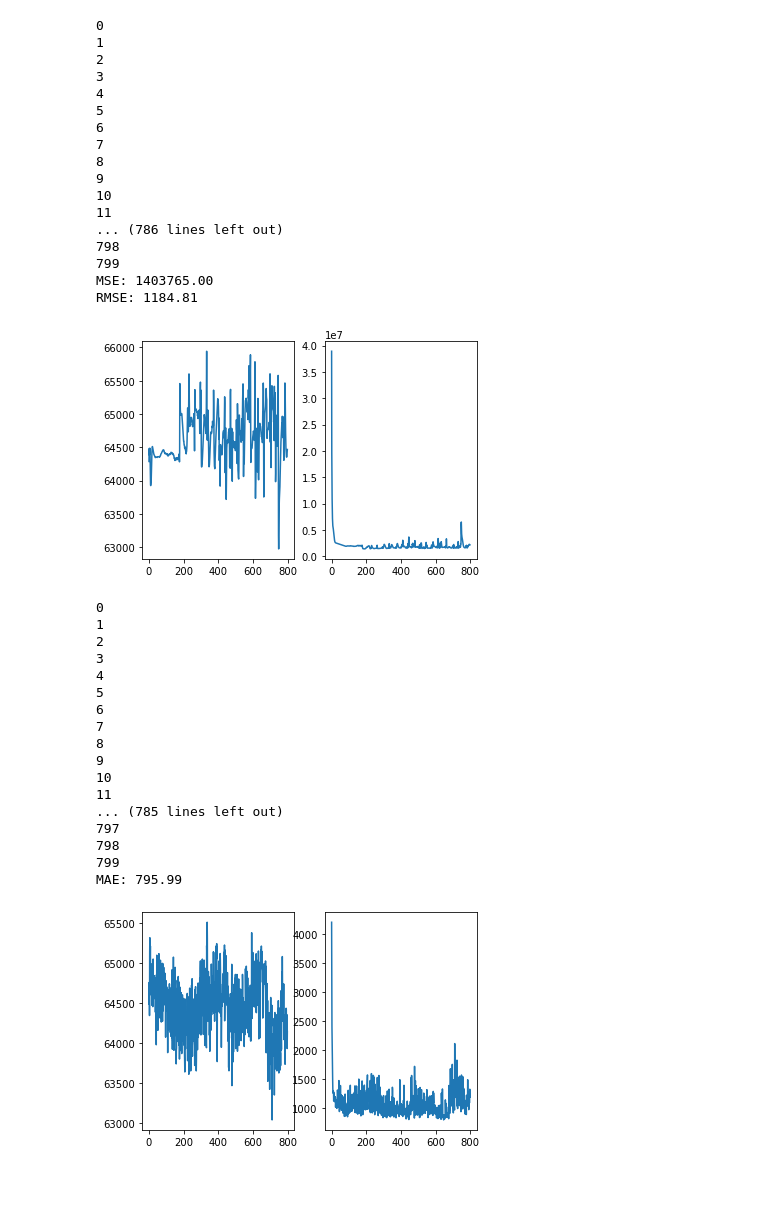
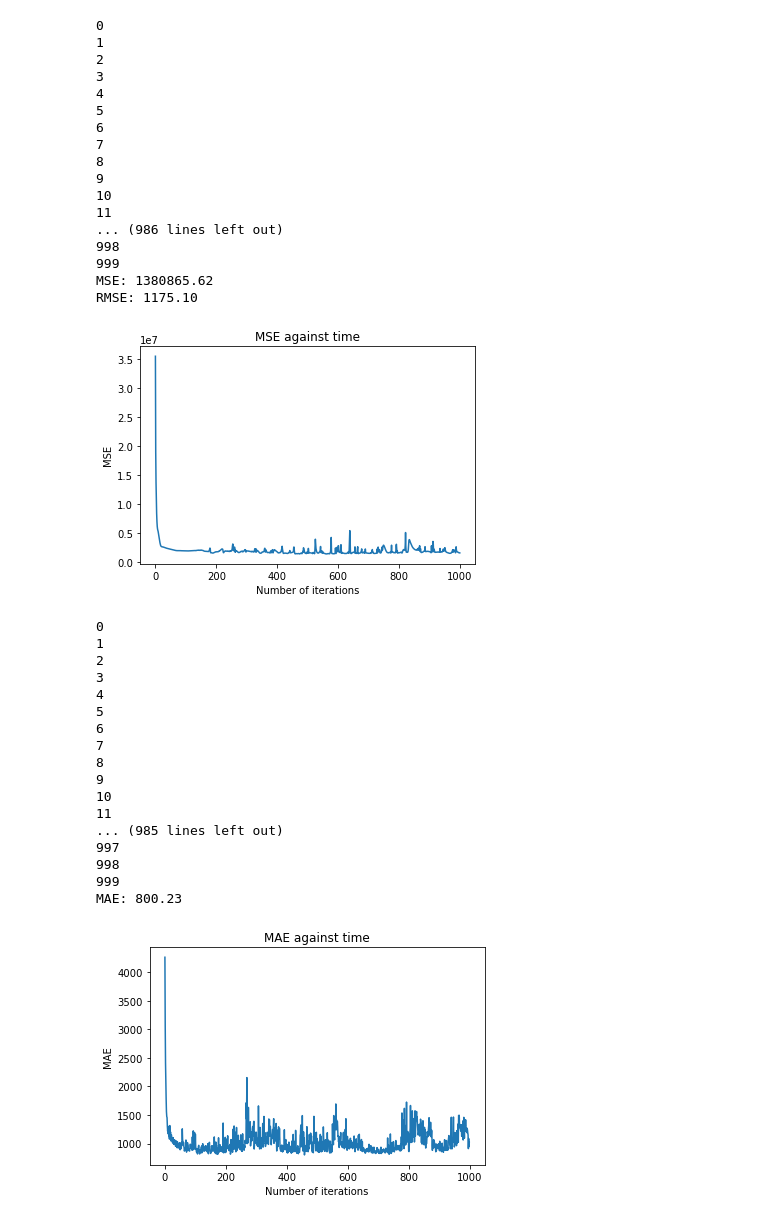
Before and after one commit to Nicklelodeon/Forecasters, a Jupyter notebook: src/ML.ipynb, the cells around one changed output. Drawn from its saved outputs; the diff is of its cells as text; code cells hidden in the pictures; blank space fills up the shorter version.

```diff
--- a/src/ML.ipynb
+++ b/src/ML.ipynb
@@ -52,7 +55,7 @@ model = nn.Sequential(
 loss_fn = nn.MSELoss()
 optimizer = optim.Adam(model.parameters(), lr=0.001)
 
-n_epochs = 800   # number of epochs to run
+n_epochs = 1000   # number of epochs to run
 batch_size = 10  # size of each batch
 batch_start = torch.arange(0, len(X_train), batch_size)
 
@@ -86,42 +89,45 @@ for epoch in range(n_epochs):
     y_pred = model(X_test)
     predictions.append(np.mean(y_pred.detach().numpy()))
     mse = loss_fn(y_pred, y_test)
     mse = float(mse)
     history.append(mse)
     if mse < best_mse:
         best_mse = mse
         best_weights = copy.deepcopy(model.state_dict())
 
 # restore model and return best accuracy
 model.load_state_dict(best_weights)
 new_pred = model(X_test)
 print("MSE: %.2f" % best_mse)
 print("RMSE: %.2f" % np.sqrt(best_mse))
-plt.subplot(1, 2, 1)
-plt.plot(predictions)
-plt.subplot(1, 2, 2)
+# plt.subplot(1, 2, 1)
+# plt.plot(predictions)
+# plt.subplot(1, 2, 2)
 plt.plot(history)
+plt.xlabel('Number of iterations')
+plt.ylabel('MSE')
+plt.title('MSE against time')
 
 plt.show()
 # %% [output]
 0
 1
 2
 3
 4
 5
 6
 7
 8
 9
 10
 11
-... (786 lines left out)
-798
-799
-MSE: 1403765.00
-RMSE: 1184.81
+... (986 lines left out)
+998
+999
+MSE: 1380865.62
+RMSE: 1175.10
-[figure, old version]
+[figure, new version]
 # %%
 data = pd.read_csv("./6_24months_US_car_data.csv")
 # data = pd.read_csv("./6_24months_mldata.csv")
@@ -164,7 +170,7 @@ loss_fn = nn.L1Loss()  # mean square error
 # loss_fn = nn.MSELoss()
 optimizer = optim.Adam(model.parameters(), lr=0.001)
 
-n_epochs = 800   # number of epochs to run
+n_epochs = 1000   # number of epochs to run
 batch_size = 10  # size of each batch
 batch_start = torch.arange(0, len(X_train), batch_size)
 
@@ -208,10 +214,13 @@ for epoch in range(n_epochs):
 model.load_state_dict(best_weights)
 new_pred = model(X_test)
 print("MAE: %.2f" % best_mse)
-plt.subplot(1, 2, 1)
-plt.plot(predictions)
-plt.subplot(1, 2, 2)
+# plt.subplot(1, 2, 1)
+# plt.plot(predictions)
+# plt.subplot(1, 2, 2)
 plt.plot(history)
+plt.xlabel('Number of iterations')
+plt.ylabel('MAE')
+plt.title('MAE against time')
 
 plt.show()
 # %% [output]
@@ -227,12 +236,12 @@ plt.show()
 9
 10
 11
-... (785 lines left out)
-797
-798
-799
-MAE: 795.99
+... (985 lines left out)
+997
+998
+999
+MAE: 800.23
-[figure, old version]
+[figure, new version]
 # %%
 data = pd.read_csv("./6_24months_US_car_data.csv")
 # data = pd.read_csv("./6_24months_mldata.csv")
```
Also changed, not shown: parts of 2 cells of this notebook, 3 other files.
